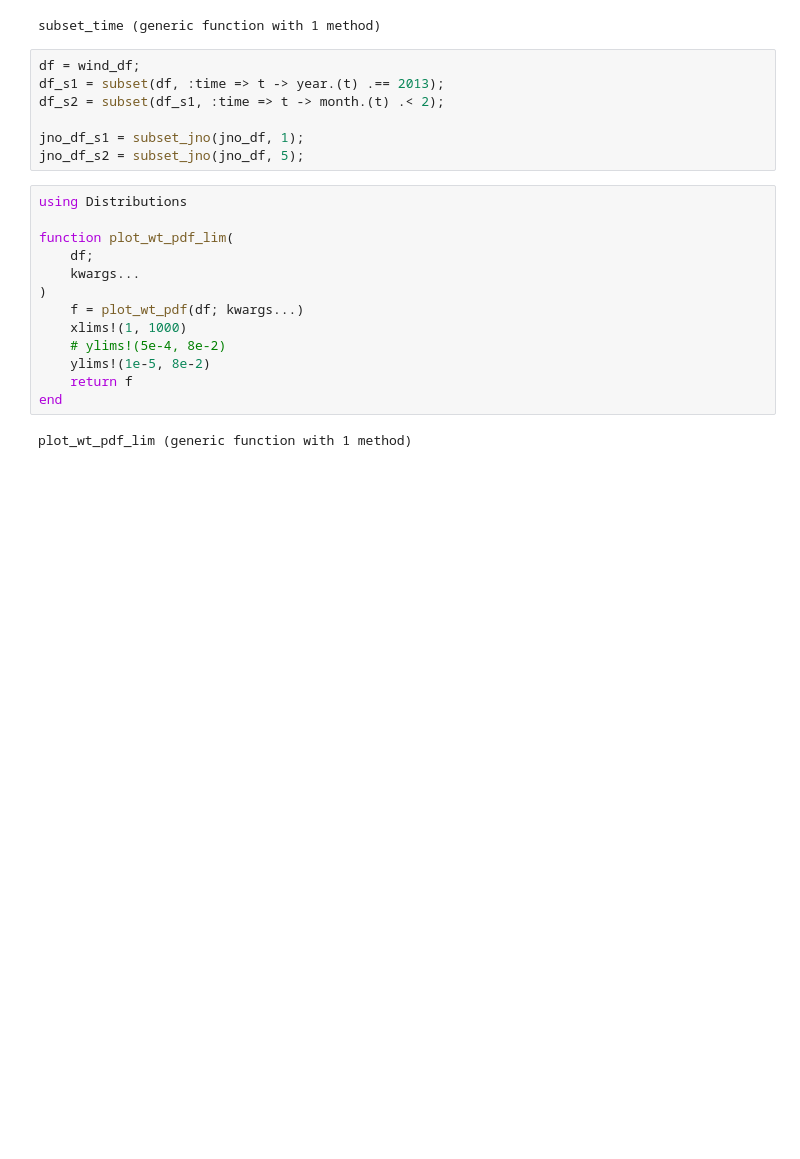
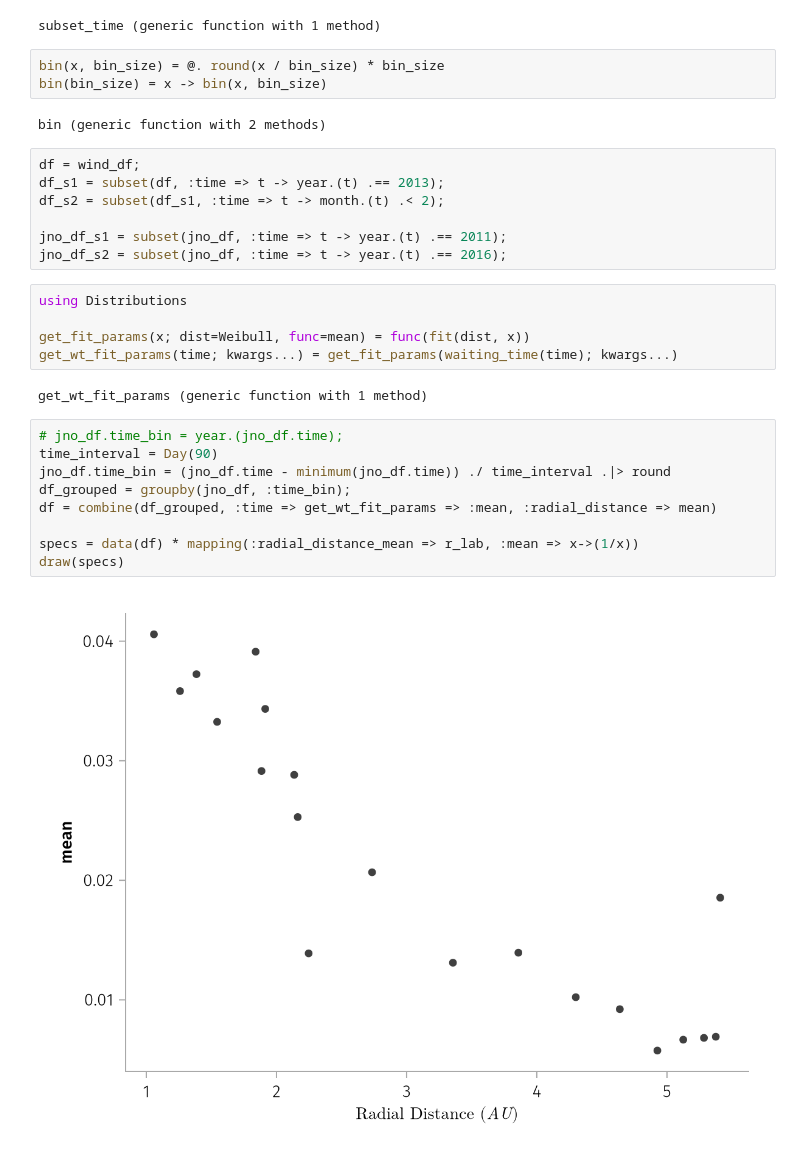
Before and after one commit to Beforerr/ids_spatial_evolution_juno, a Jupyter notebook: notebooks/02_waiting_time.ipynb, the cells around one changed output. Cells and saved outputs as stored; diff of their text form; blank space fills up the shorter version.

```diff
--- a/notebooks/02_waiting_time.ipynb
+++ b/notebooks/02_waiting_time.ipynb
@@ -34,25 +43,33 @@ subset_jno(df, r) = subset(df, :radial_distance => x -> round_c.(x) .== r)
 subset_time(df, t) = subset(df, :time => x -> x .< t)
 # %% [output]
 subset_time (generic function with 1 method)
+# %%
+bin(x, bin_size) = @. round(x / bin_size) * bin_size
+bin(bin_size) = x -> bin(x, bin_size)
+# %% [output]
+bin (generic function with 2 methods)
 # %%
 df = wind_df;
 df_s1 = subset(df, :time => t -> year.(t) .== 2013);
 df_s2 = subset(df_s1, :time => t -> month.(t) .< 2);
 
-jno_df_s1 = subset_jno(jno_df, 1);
-jno_df_s2 = subset_jno(jno_df, 5);
+jno_df_s1 = subset(jno_df, :time => t -> year.(t) .== 2011);
+jno_df_s2 = subset(jno_df, :time => t -> year.(t) .== 2016);
-# %%
-using Distributions
-
-function plot_wt_pdf_lim(
-    df;
-    kwargs...
-)
-    f = plot_wt_pdf(df; kwargs...)
-    xlims!(1, 1000)
-    # ylims!(5e-4, 8e-2)
-    ylims!(1e-5, 8e-2)
-    return f
-end
-# %% [output]
-plot_wt_pdf_lim (generic function with 1 method)
+# %%
+using Distributions
+
+get_fit_params(x; dist=Weibull, func=mean) = func(fit(dist, x))
+get_wt_fit_params(time; kwargs...) = get_fit_params(waiting_time(time); kwargs...)
+# %% [output]
+get_wt_fit_params (generic function with 1 method)
+# %%
+# jno_df.time_bin = year.(jno_df.time);
+time_interval = Day(90)
+jno_df.time_bin = (jno_df.time - minimum(jno_df.time)) ./ time_interval .|> round
+df_grouped = groupby(jno_df, :time_bin);
+df = combine(df_grouped, :time => get_wt_fit_params => :mean, :radial_distance => mean)
+
+specs = data(df) * mapping(:radial_distance_mean => r_lab, :mean => x->(1/x))
+draw(specs)
+# %% [output]
+[figure, added]
```
Also changed, not shown: parts of 7 cells of this notebook, 3 other files.
